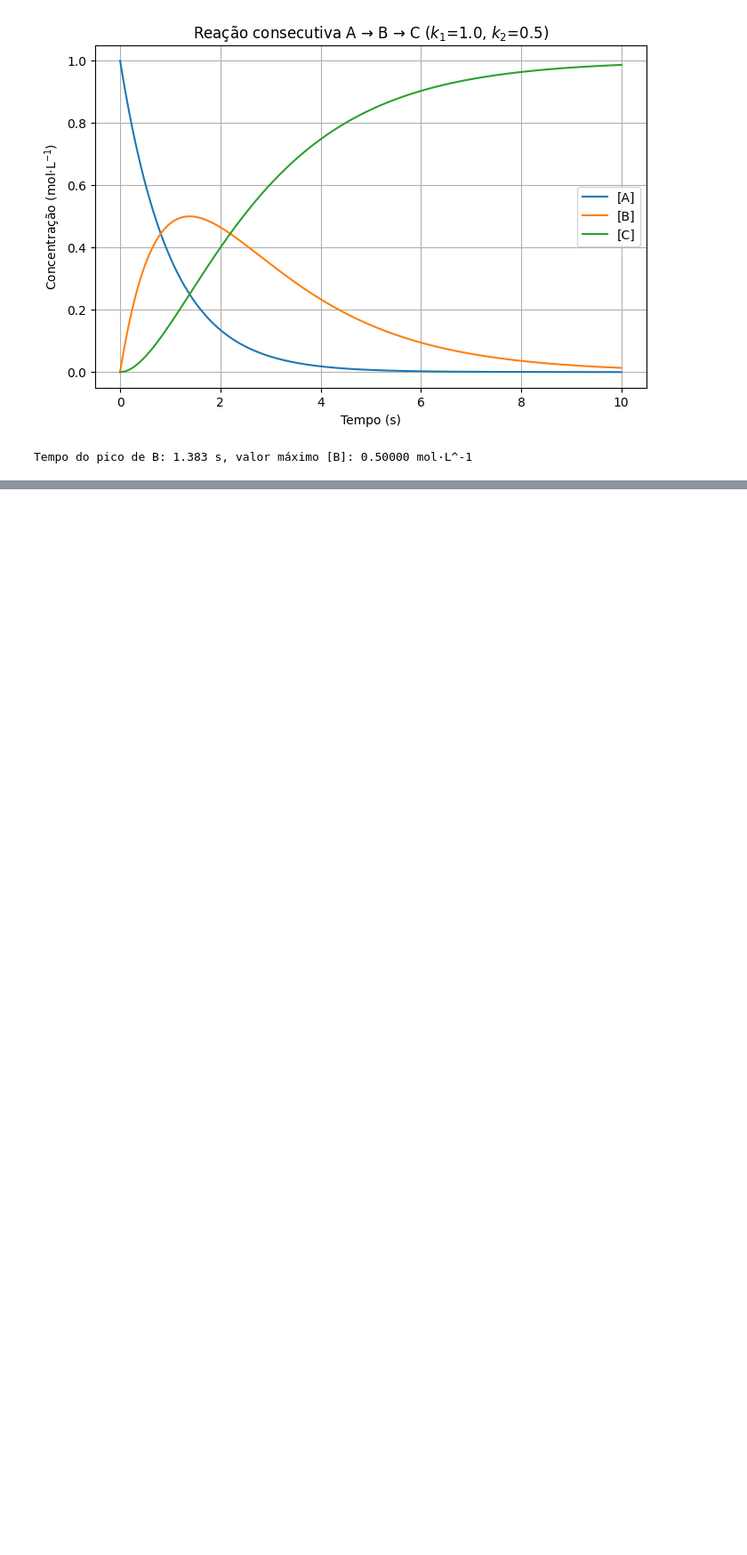
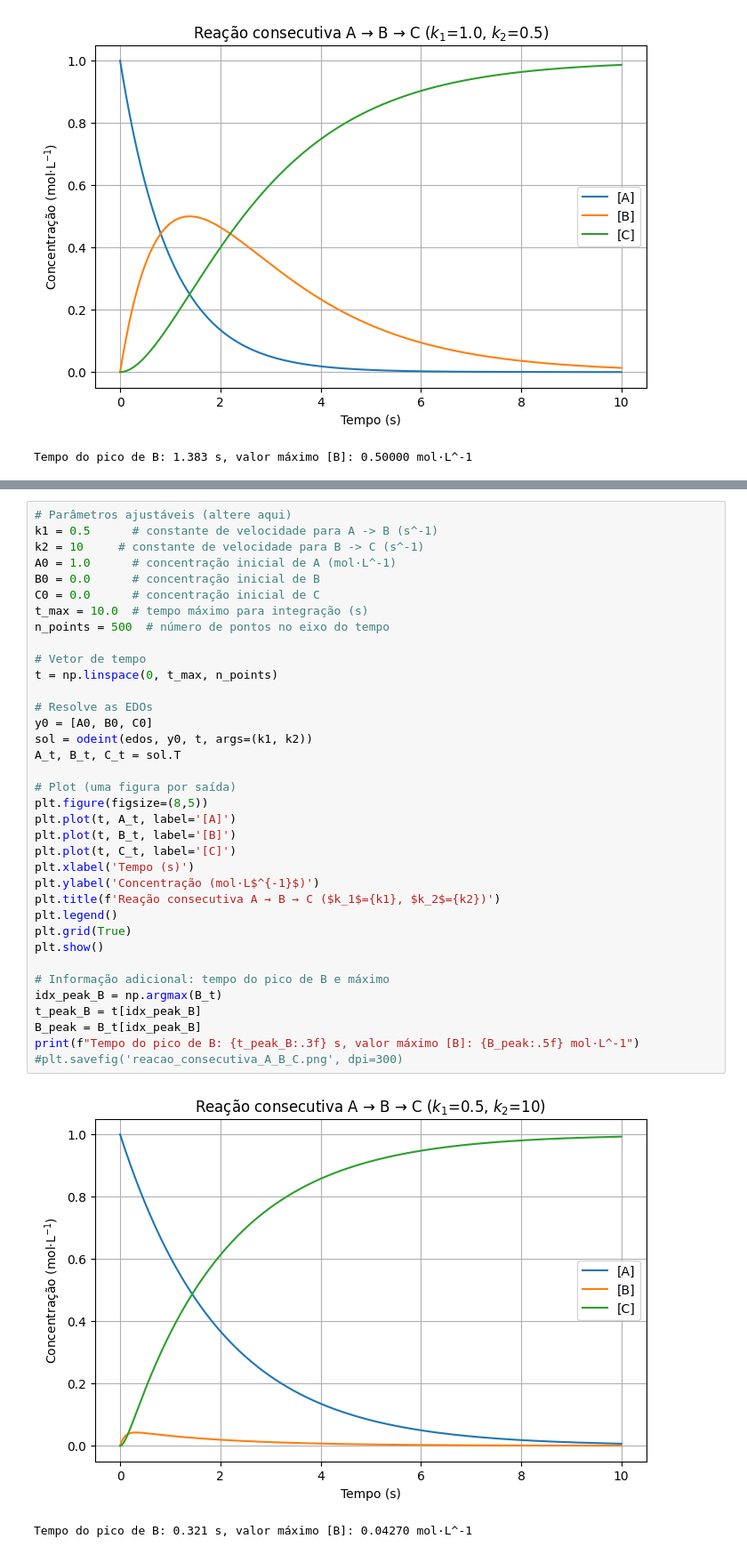
Before and after one commit to JuaoSea/Chemistry, a Jupyter notebook: Kinects/reacao_consecutiva_A_B_C.ipynb, the cells around one changed output, grey strips where cells are left out. Shown at 89% size. Saved outputs shown, nothing was run; the diff lists cells and outputs as text; blank space fills up the shorter version.

```diff
--- a/Kinects/reacao_consecutiva_A_B_C.ipynb
+++ b/Kinects/reacao_consecutiva_A_B_C.ipynb
@@ -123,0 +165,39 @@ ___
+# %%
+# Parâmetros ajustáveis (altere aqui)
+k1 = 0.5      # constante de velocidade para A -> B (s^-1)
+k2 = 10     # constante de velocidade para B -> C (s^-1)
+A0 = 1.0      # concentração inicial de A (mol·L^-1)
+B0 = 0.0      # concentração inicial de B
+C0 = 0.0      # concentração inicial de C
+t_max = 10.0  # tempo máximo para integração (s)
+n_points = 500  # número de pontos no eixo do tempo
+
+# Vetor de tempo
+t = np.linspace(0, t_max, n_points)
+
+# Resolve as EDOs
+y0 = [A0, B0, C0]
+sol = odeint(edos, y0, t, args=(k1, k2))
+A_t, B_t, C_t = sol.T
+
+# Plot (uma figura por saída)
+plt.figure(figsize=(8,5))
+plt.plot(t, A_t, label='[A]')
+plt.plot(t, B_t, label='[B]')
+plt.plot(t, C_t, label='[C]')
+plt.xlabel('Tempo (s)')
+plt.ylabel('Concentração (mol·L$^{-1}$)')
+plt.title(f'Reação consecutiva A → B → C ($k_1$={k1}, $k_2$={k2})')
+plt.legend()
+plt.grid(True)
+plt.show()
+
+# Informação adicional: tempo do pico de B e máximo
+idx_peak_B = np.argmax(B_t)
+t_peak_B = t[idx_peak_B]
+B_peak = B_t[idx_peak_B]
+print(f"Tempo do pico de B: {t_peak_B:.3f} s, valor máximo [B]: {B_peak:.5f} mol·L^-1")
+#plt.savefig('reacao_consecutiva_A_B_C.png', dpi=300)
+# %% [output]
+[figure, added]
+Tempo do pico de B: 0.321 s, valor máximo [B]: 0.04270 mol·L^-1
```
Also changed, not shown: parts of 5 cells of this notebook, 3 other files.
